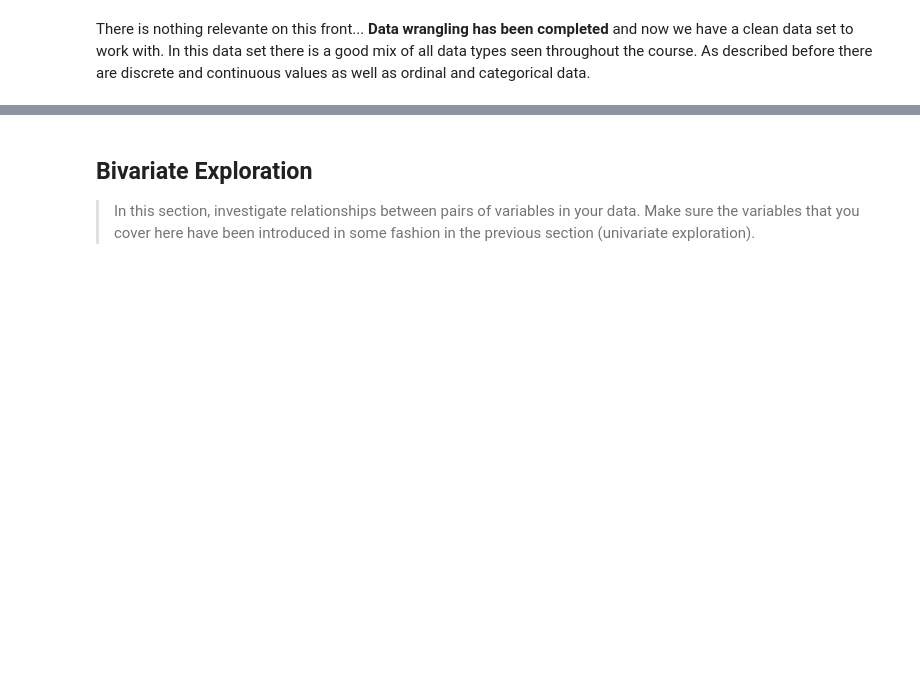
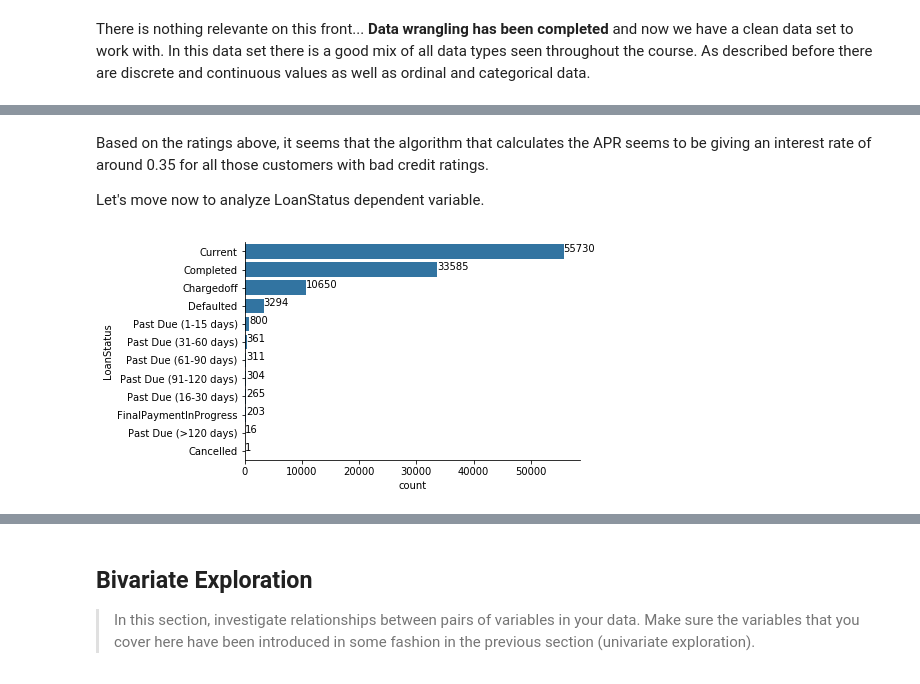
Before and after one commit to aleromar/LoanDataVisuals, a Jupyter notebook: exploration_template.ipynb, the cells around one changed output, grey strips where cells are left out. Saved outputs shown, nothing was run; the diff lists cells and outputs as text; code cells hidden in the pictures; blank space fills up the shorter version.

```diff
--- a/exploration_template.ipynb
+++ b/exploration_template.ipynb
@@ -392,0 +430,14 @@ you plan on investigating next.
+# %% [markdown]
+Based on the ratings above, it seems that the algorithm that calculates the APR seems to be giving an interest rate of around 0.35 for all those customers with bad credit ratings.
+
+Let's move now to analyze LoanStatus dependent variable.
+# %%
+basecolor = sb.color_palette()[0]
+nameorder = loan_clean.LoanStatus.value_counts().index
+namevalue = loan_clean.LoanStatus.value_counts().values
+sb.countplot(data=loan_clean,y='LoanStatus',color=basecolor,order=nameorder);
+sb.despine()
+for i,value in enumerate(namevalue):
+    plt.text(value,i,value)
+# %% [output]
+[figure, added]
```
Also changed, not shown: parts of 78 cells of this notebook.
